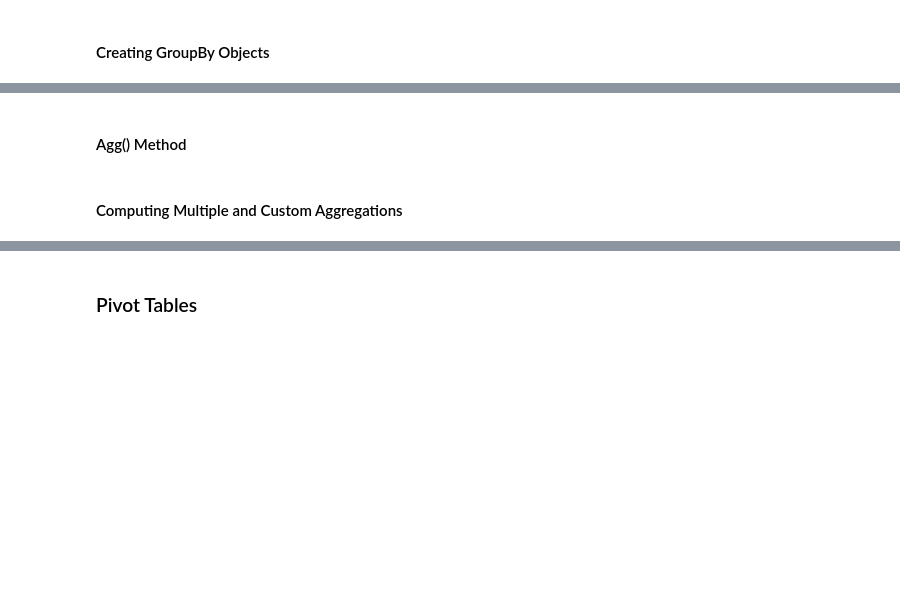
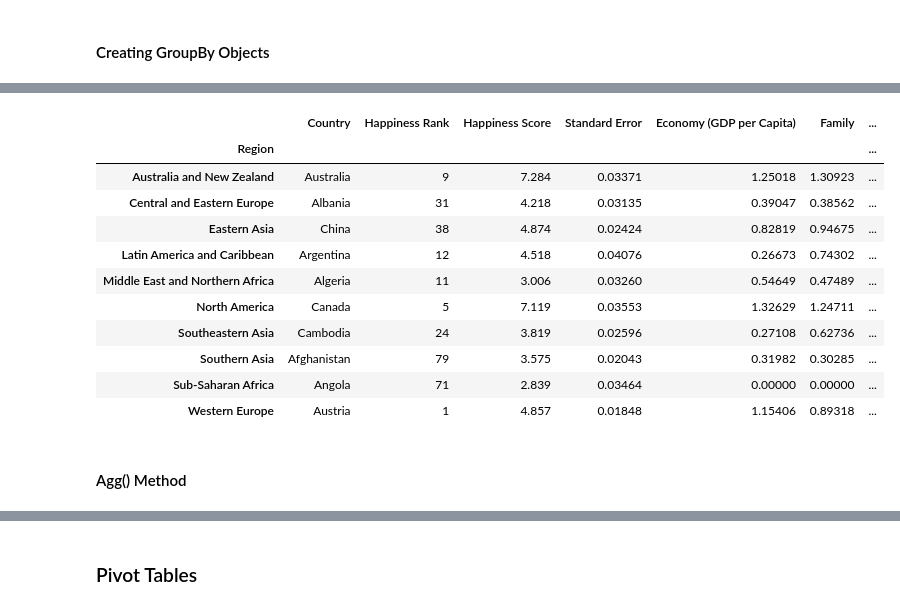
Before and after one commit to icta-tecaji/python-data-analysis-public, a Jupyter notebook: Del_08_Agregacija_združevanje_in_tranformacija_podatkov/08_Agregacija_združevanje_in_tranformacija_podatkov_CLEAN.ipynb, the cells around one changed output, grey strips where cells are left out. Drawn from its saved outputs; the diff is of its cells as text; code cells hidden in the pictures; blank space fills up the shorter version.

```diff
--- a/Del_08_Agregacija_združevanje_in_tranformacija_podatkov/08_Agregacija_združevanje_in_tranformacija_podatkov_CLEAN.ipynb
+++ b/Del_08_Agregacija_združevanje_in_tranformacija_podatkov/08_Agregacija_združevanje_in_tranformacija_podatkov_CLEAN.ipynb
@@ -29,4 +127,17 @@ happiness2015 = pd.read_csv('data/World_Happiness_2015.csv')
+# %%
+happiness2015.groupby("Region").min()
+# %% [output]
+|  | Country | Happiness Rank | Happiness Score | Standard Error | Economy (GDP per Capita) | Family | ... |
+| Region |  |  |  |  |  |  | ... |
+| Australia and New Zealand | Australia | 9 | 7.284 | 0.03371 | 1.25018 | 1.30923 | ... |
+| Central and Eastern Europe | Albania | 31 | 4.218 | 0.03135 | 0.39047 | 0.38562 | ... |
+| Eastern Asia | China | 38 | 4.874 | 0.02424 | 0.82819 | 0.94675 | ... |
+| Latin America and Caribbean | Argentina | 12 | 4.518 | 0.04076 | 0.26673 | 0.74302 | ... |
+| Middle East and Northern Africa | Algeria | 11 | 3.006 | 0.03260 | 0.54649 | 0.47489 | ... |
+| North America | Canada | 5 | 7.119 | 0.03553 | 1.32629 | 1.24711 | ... |
+| Southeastern Asia | Cambodia | 24 | 3.819 | 0.02596 | 0.27108 | 0.62736 | ... |
+| Southern Asia | Afghanistan | 79 | 3.575 | 0.02043 | 0.31982 | 0.30285 | ... |
+| Sub-Saharan Africa | Angola | 71 | 2.839 | 0.03464 | 0.00000 | 0.00000 | ... |
+| Western Europe | Austria | 1 | 4.857 | 0.01848 | 1.15406 | 0.89318 | ... |
 # %% [markdown]
 #### Agg() Method
-# %% [markdown]
-#### Computing Multiple and Custom Aggregations
```
Also changed, not shown: parts of 17 cells of this notebook, 1 other file.
